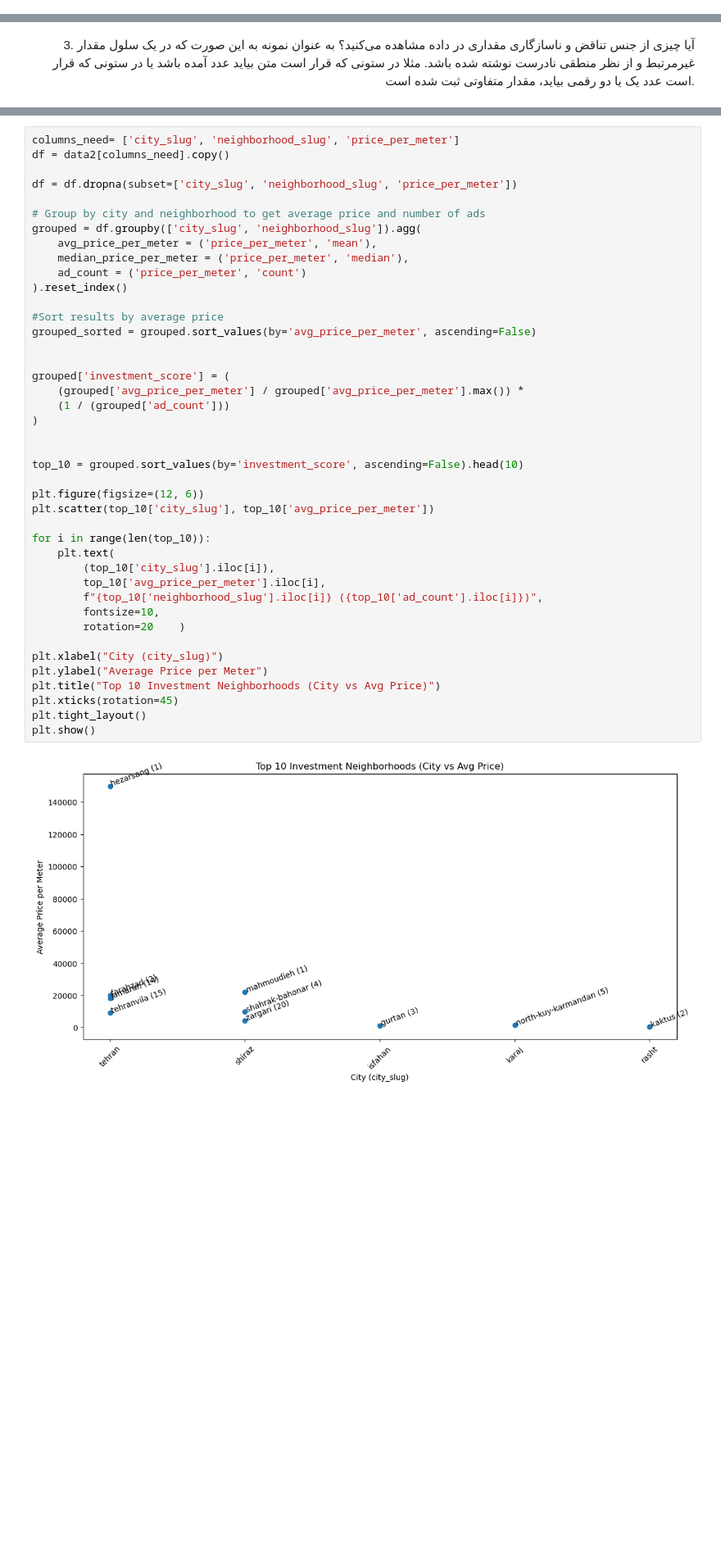
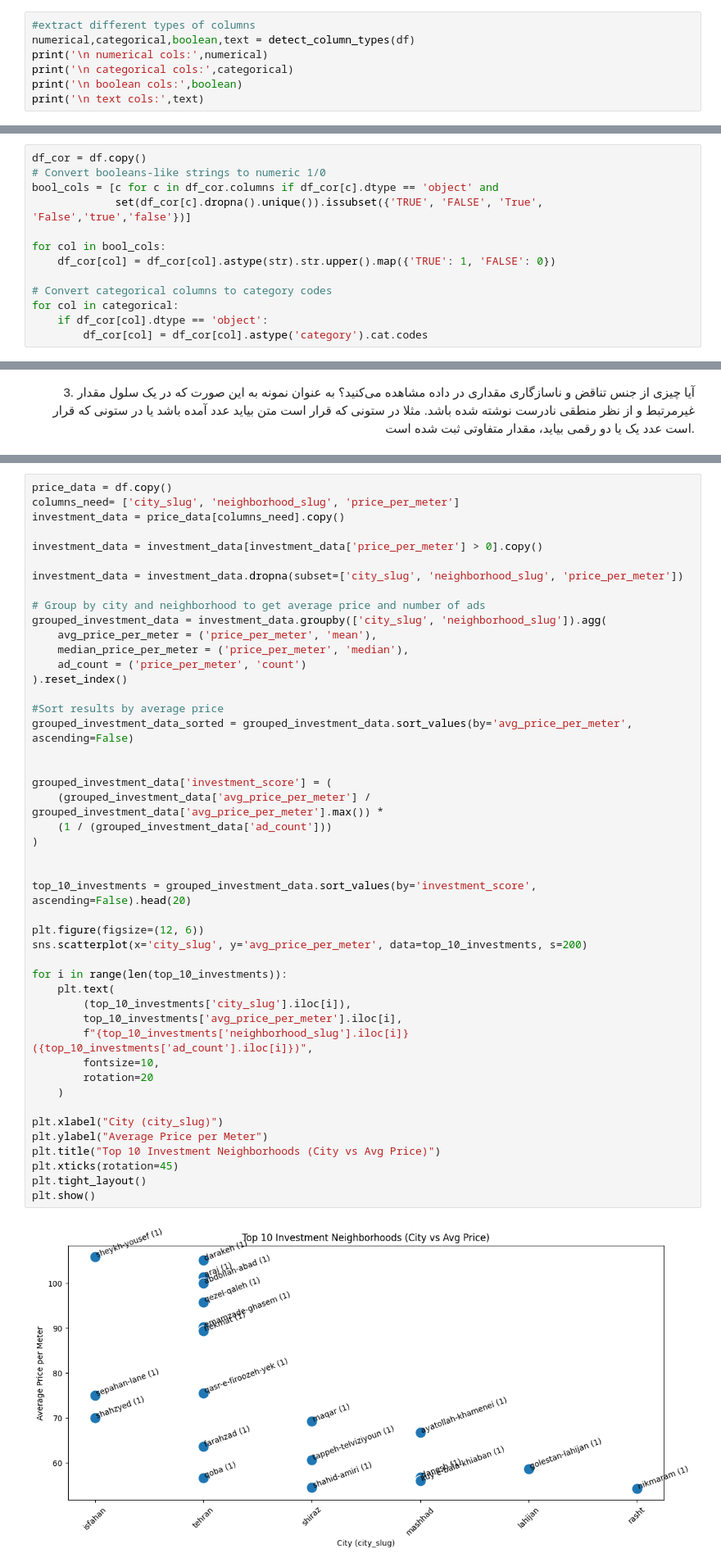
Before and after one commit to farnoushshahin/Minute, a Jupyter notebook: Divar (1).ipynb, the cells around one changed output, grey strips where cells are left out. Shown at 82% size. Saved outputs shown, nothing was run; the diff lists cells and outputs as text; blank space fills up the shorter version.

```diff
--- a/Divar (1).ipynb
+++ b/Divar (1).ipynb
@@ -97,0 +273,7 @@ number of duplicated rows:  0
+# %%
+#extract different types of columns
+numerical,categorical,boolean,text = detect_column_types(df)
+print('\n numerical cols:',numerical)
+print('\n categorical cols:',categorical)
+print('\n boolean cols:',boolean)
+print('\n text cols:',text)
@@ -170,3 +585,16 @@ there is strong positive correlation between has_sauna - has_jacuzzi: 0.966
 <p style="font-family:Nazanin; font-size:100%; text-align:right;" dir="rtl">
     3. نکات قابل توجهی را که از بررسی توزیع‌ها و نمودارهای پراکندگی و مقدار همبستگی دریافتید فهرست کنید.
 </p>
+# %%
+df_cor = df.copy()
+# Convert booleans-like strings to numeric 1/0
+bool_cols = [c for c in df_cor.columns if df_cor[c].dtype == 'object' and
+             set(df_cor[c].dropna().unique()).issubset({'TRUE', 'FALSE', 'True', 'False','true','false'})]
+
+for col in bool_cols:
+    df_cor[col] = df_cor[col].astype(str).str.upper().map({'TRUE': 1, 'FALSE': 0})
+
+# Convert categorical columns to category codes
+for col in categorical:
+    if df_cor[col].dtype == 'object':
+        df_cor[col] = df_cor[col].astype('category').cat.codes
@@ -472,46 +753,50 @@ plt.show()
   </ul>
 </div>
 # %%
+price_data = df.copy()
 columns_need= ['city_slug', 'neighborhood_slug', 'price_per_meter']
-df = data2[columns_need].copy()
+investment_data = price_data[columns_need].copy()
 
-df = df.dropna(subset=['city_slug', 'neighborhood_slug', 'price_per_meter'])
+investment_data = investment_data[investment_data['price_per_meter'] > 0].copy()
+
+investment_data = investment_data.dropna(subset=['city_slug', 'neighborhood_slug', 'price_per_meter'])
 
 # Group by city and neighborhood to get average price and number of ads
-grouped = df.groupby(['city_slug', 'neighborhood_slug']).agg(
+grouped_investment_data = investment_data.groupby(['city_slug', 'neighborhood_slug']).agg(
     avg_price_per_meter = ('price_per_meter', 'mean'),
     median_price_per_meter = ('price_per_meter', 'median'),
     ad_count = ('price_per_meter', 'count')
 ).reset_index()
 
 #Sort results by average price
-grouped_sorted = grouped.sort_values(by='avg_price_per_meter', ascending=False)
+grouped_investment_data_sorted = grouped_investment_data.sort_values(by='avg_price_per_meter', ascending=False)
 
 
-grouped['investment_score'] = (
-    (grouped['avg_price_per_meter'] / grouped['avg_price_per_meter'].max()) *
-    (1 / (grouped['ad_count']))
+grouped_investment_data['investment_score'] = (
+    (grouped_investment_data['avg_price_per_meter'] / grouped_investment_data['avg_price_per_meter'].max()) *
+    (1 / (grouped_investment_data['ad_count']))
 )
 
 
-top_10 = grouped.sort_values(by='investment_score', ascending=False).head(10)
+top_10_investments = grouped_investment_data.sort_values(by='investment_score', ascending=False).head(20)
 
 plt.figure(figsize=(12, 6))
-plt.scatter(top_10['city_slug'], top_10['avg_price_per_meter'])
+sns.scatterplot(x='city_slug', y='avg_price_per_meter', data=top_10_investments, s=200)
 
-for i in range(len(top_10)):
+for i in range(len(top_10_investments)):
     plt.text(
-        (top_10['city_slug'].iloc[i]),
-        top_10['avg_price_per_meter'].iloc[i],
-        f"{top_10['neighborhood_slug'].iloc[i]} ({top_10['ad_count'].iloc[i]})",
+        (top_10_investments['city_slug'].iloc[i]),
+        top_10_investments['avg_price_per_meter'].iloc[i],
+        f"{top_10_investments['neighborhood_slug'].iloc[i]} ({top_10_investments['ad_count'].iloc[i]})",
         fontsize=10,
-        rotation=20    )
+        rotation=20
+    )
 
 plt.xlabel("City (city_slug)")
 plt.ylabel("Average Price per Meter")
 plt.title("Top 10 Investment Neighborhoods (City vs Avg Price)")
 plt.xticks(rotation=45)
 plt.tight_layout()
 plt.show()
 # %% [output]
-[figure, old version]
+[figure, new version]
```
Also changed, not shown: parts of 183 cells of this notebook, 3 other files.
